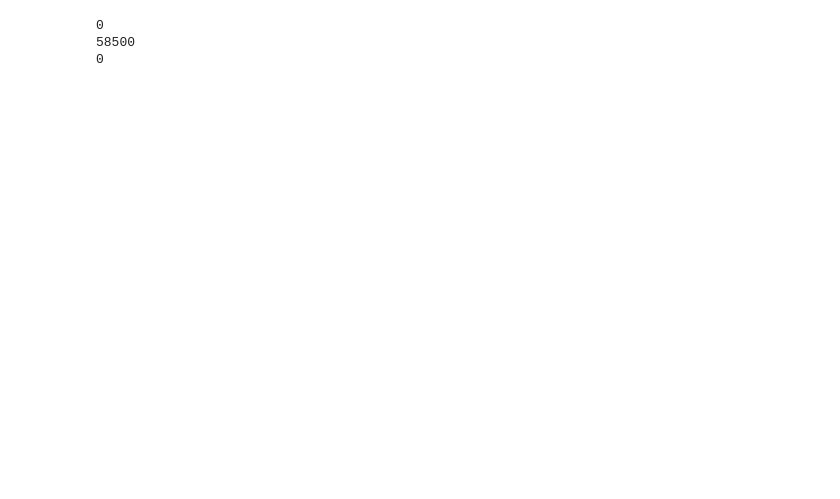
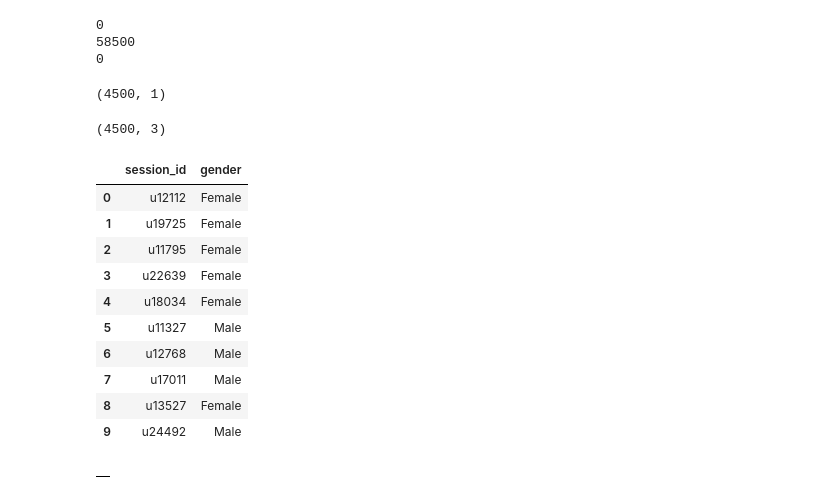
Before and after one commit to kisharahamed/GenderPredection, a Jupyter notebook: e_Commerce_Gender_Predection.ipynb, the cells around one changed output. Saved outputs shown, nothing was run; the diff lists cells and outputs as text; code cells hidden in the pictures; blank space fills up the shorter version.

```diff
--- a/e_Commerce_Gender_Predection.ipynb
+++ b/e_Commerce_Gender_Predection.ipynb
@@ -247,6 +239,7 @@ new_col1 = ['ItemCount', 'FSubcategory', 'FSubSubCategory', 'UniqueSubCategory',
 new_col_df1 = pd.DataFrame(new_col_list1.to_list() , columns=new_col1)
 new_col_df1.shape
 test_data_set = pd.concat([test_data_set, new_col_df1], axis=1)
+final_df = test_data_set['session_id']
 drop_list = ['session_id', 'startTime', 'endTime', 'ProductList']
 test_data_set = test_data_set.drop(drop_list, axis=1)
 
@@ -269,0 +263,35 @@ pd.DataFrame(clf.predict(test_data_set)).to_csv("predicted_result.csv", index=Fa
+# %%
+final_df
+test_df = pd.DataFrame(final_df.to_list() , columns=['session_id'])
+test_df.shape
+# %% [output]
+(4500, 1)
+# %%
+pred['gender'] = np.nan
+pred.loc[(pred.gender_male == 1), ['gender']] = 'Male'
+pred.loc[(pred.gender_female == 1), ['gender']] = 'Female'
+pred.head(10)
+pred.shape
+# %% [output]
+(4500, 3)
+# %%
+test_df['gender'] = pred['gender']
+# %%
+test_df.shape
+test_df.head(10)
+# %% [output]
+|  | session_id | gender |
+| 0 | u12112 | Female |
+| 1 | u19725 | Female |
+| 2 | u11795 | Female |
+| 3 | u22639 | Female |
+| 4 | u18034 | Female |
+| 5 | u11327 | Male |
+| 6 | u12768 | Male |
+| 7 | u17011 | Male |
+| 8 | u13527 | Female |
+| 9 | u24492 | Male |
+# %%
+pd.DataFrame(test_df.to_csv("predicted_result.csv", index=False))
+# %% [output]
+|  |
```
Also changed, not shown: parts of 5 cells of this notebook.
